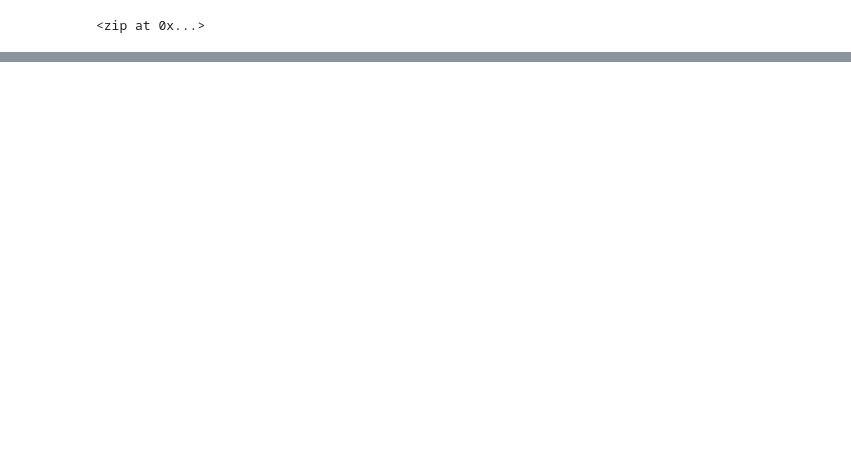
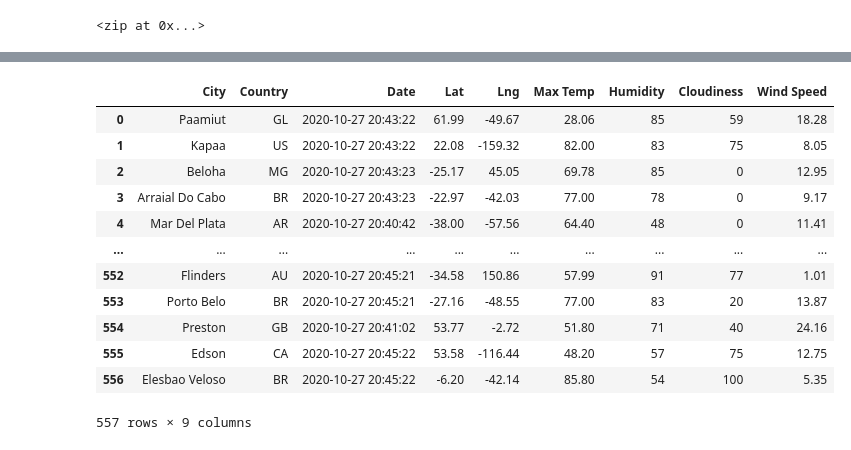
Before and after one commit to devhollister/World_Weather_Analysis, a Jupyter notebook: WeatherPy.ipynb, the cells around one changed output, grey strips where cells are left out. Drawn from its saved outputs; the diff is of its cells as text; code cells hidden in the pictures; blank space fills up the shorter version.

Commit message:
completed weather dataframe and outputted to csv

```diff
--- a/WeatherPy.ipynb
+++ b/WeatherPy.ipynb
@@ -33,0 +43,5 @@ len(cities)
+# %%
+# Starting URL for Weather Map API Call.
+url = "http://api.openweathermap.org/data/2.5/weather?units=Imperial&appid=" + weather_api_key
+
+print(url)
@@ -33,0 +155,4 @@ len(cities)
+# %%
+# Convert the array of dictionaries to a Pandas DataFrame.
+city_data_df = pd.DataFrame(city_data)
+city_data_df.head(10)
@@ -33,0 +171,22 @@ len(cities)
+# %%
+#reorder columsn
+
+new_column_order = ["City", "Country", "Date", "Lat", "Lng", "Max Temp", "Humidity", "Cloudiness", "Wind Speed"]
+
+city_data_df = city_data_df[new_column_order]
+
+city_data_df
+# %% [output]
+|  | City | Country | Date | Lat | Lng | Max Temp | Humidity | Cloudiness | Wind Speed |
+| 0 | Paamiut | GL | 2020-10-27 20:43:22 | 61.99 | -49.67 | 28.06 | 85 | 59 | 18.28 |
+| 1 | Kapaa | US | 2020-10-27 20:43:22 | 22.08 | -159.32 | 82.00 | 83 | 75 | 8.05 |
+| 2 | Beloha | MG | 2020-10-27 20:43:23 | -25.17 | 45.05 | 69.78 | 85 | 0 | 12.95 |
+| 3 | Arraial Do Cabo | BR | 2020-10-27 20:43:23 | -22.97 | -42.03 | 77.00 | 78 | 0 | 9.17 |
+| 4 | Mar Del Plata | AR | 2020-10-27 20:40:42 | -38.00 | -57.56 | 64.40 | 48 | 0 | 11.41 |
+| ... | ... | ... | ... | ... | ... | ... | ... | ... | ... |
+| 552 | Flinders | AU | 2020-10-27 20:45:21 | -34.58 | 150.86 | 57.99 | 91 | 77 | 1.01 |
+| 553 | Porto Belo | BR | 2020-10-27 20:45:21 | -27.16 | -48.55 | 77.00 | 83 | 20 | 13.87 |
+| 554 | Preston | GB | 2020-10-27 20:41:02 | 53.77 | -2.72 | 51.80 | 71 | 40 | 24.16 |
+| 555 | Edson | CA | 2020-10-27 20:45:22 | 53.58 | -116.44 | 48.20 | 57 | 75 | 12.75 |
+| 556 | Elesbao Veloso | BR | 2020-10-27 20:45:22 | -6.20 | -42.14 | 85.80 | 54 | 100 | 5.35 |
+557 rows × 9 columns
```
Also changed, not shown: parts of 9 cells of this notebook, 4 other files.
